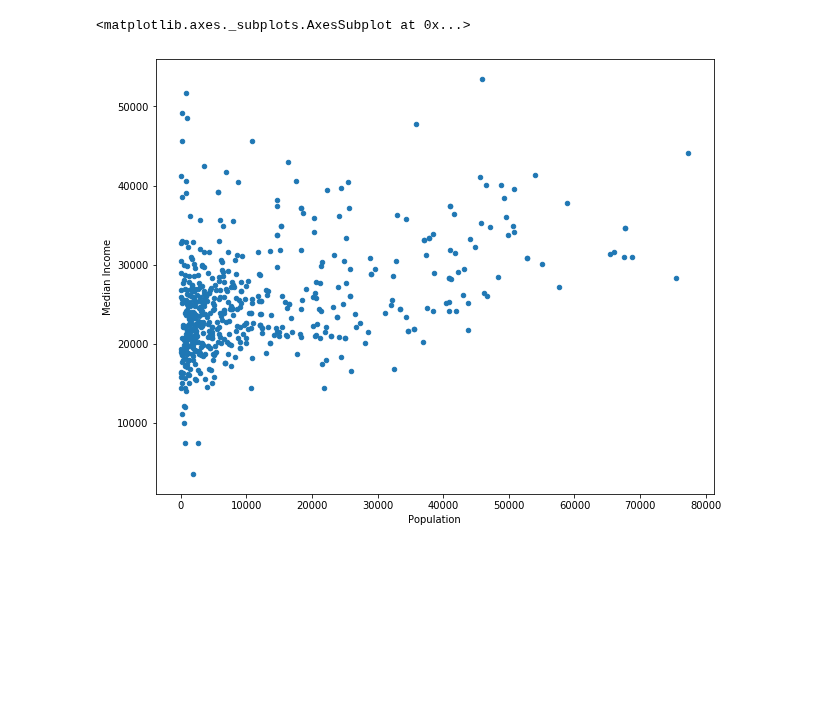
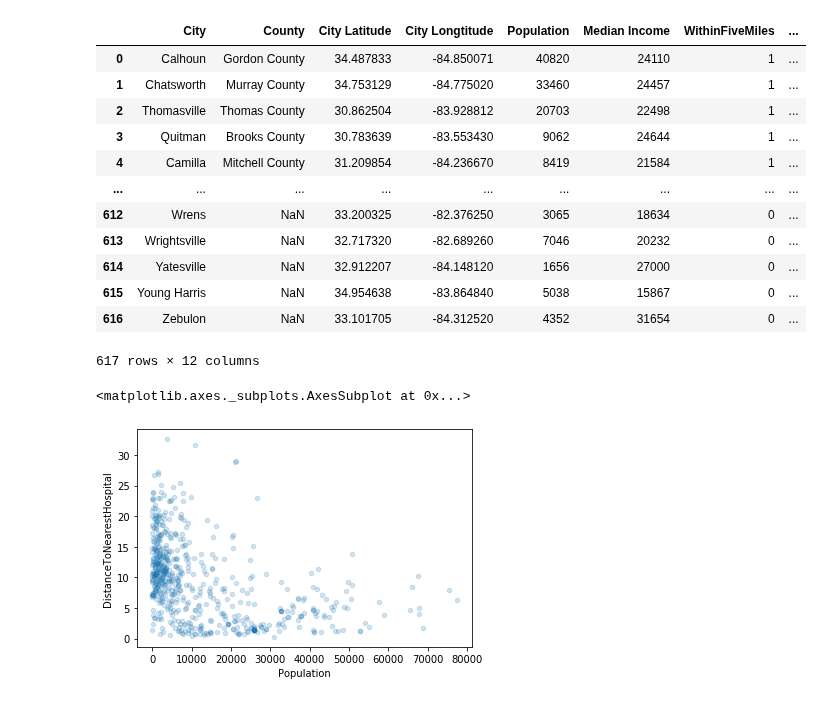
Before and after one commit to jtilenis/Data_Scavengers, a Jupyter notebook: HospitalCorrelationAnalysis.ipynb, the cells around one changed output. Cells and saved outputs as stored; diff of their text form; code cells hidden in the pictures; blank space fills up the shorter version.

Commit message:
Added results and method to get hospital mile breakdown per town

```diff
--- a/HospitalCorrelationAnalysis.ipynb
+++ b/HospitalCorrelationAnalysis.ipynb
@@ -38,0 +137,6 @@ pltdata.head()
+# %%
+city_geodata = data[['City','County',  'City Latitude', 'City Longtitude', 'Population', 'Median Income']]
+hospital_geodata = data[['Hospital name','Hospital Latitude', 'Hospital Longtitude']]
+# %%
+hospital_geodata = hospital_geodata.loc[hospital_geodata['Hospital name'].isna()!=True]
+hospital_geodata
@@ -38,0 +205,7 @@ pltdata.head()
+# %%
+city_geodata['WithinFiveMiles'] = fives
+city_geodata['WithinTenMiles'] = tens
+city_geodata['WithinTwentyMiles'] = twenties
+city_geodata['WithinFiftyMiles'] = fifties
+city_geodata['WithinHundredMiles'] = hundreds
+city_geodata['DistanceToNearestHospital'] = nearesthospitaldistance
@@ -39,5 +230,21 @@ pltdata.head()
+# %%
+city_geodata
+# %% [output]
+|  | City | County | City Latitude | City Longtitude | Population | Median Income | WithinFiveMiles | ... |
+| 0 | Calhoun | Gordon County | 34.487833 | -84.850071 | 40820 | 24110 | 1 | ... |
+| 1 | Chatsworth | Murray County | 34.753129 | -84.775020 | 33460 | 24457 | 1 | ... |
+| 2 | Thomasville | Thomas County | 30.862504 | -83.928812 | 20703 | 22498 | 1 | ... |
+| 3 | Quitman | Brooks County | 30.783639 | -83.553430 | 9062 | 24644 | 1 | ... |
+| 4 | Camilla | Mitchell County | 31.209854 | -84.236670 | 8419 | 21584 | 1 | ... |
+| ... | ... | ... | ... | ... | ... | ... | ... | ... |
+| 612 | Wrens | NaN | 33.200325 | -82.376250 | 3065 | 18634 | 0 | ... |
+| 613 | Wrightsville | NaN | 32.717320 | -82.689260 | 7046 | 20232 | 0 | ... |
+| 614 | Yatesville | NaN | 32.912207 | -84.148120 | 1656 | 27000 | 0 | ... |
+| 615 | Young Harris | NaN | 34.954638 | -83.864840 | 5038 | 15867 | 0 | ... |
+| 616 | Zebulon | NaN | 33.101705 | -84.312520 | 4352 | 31654 | 0 | ... |
+617 rows × 12 columns
 # %%
-pltdata.plot(kind = 'scatter', x = 'Population',y = 'Median Income', figsize = (10,8))
+city_geodata.plot(kind = 'scatter', x = 'Population', y = 'DistanceToNearestHospital', alpha = .2)
 # %% [output]
 <matplotlib.axes._subplots.AxesSubplot at 0x...>
-[figure, old version]
+[figure, new version]
```
Also changed, not shown: parts of 15 cells of this notebook, 1 other file.
